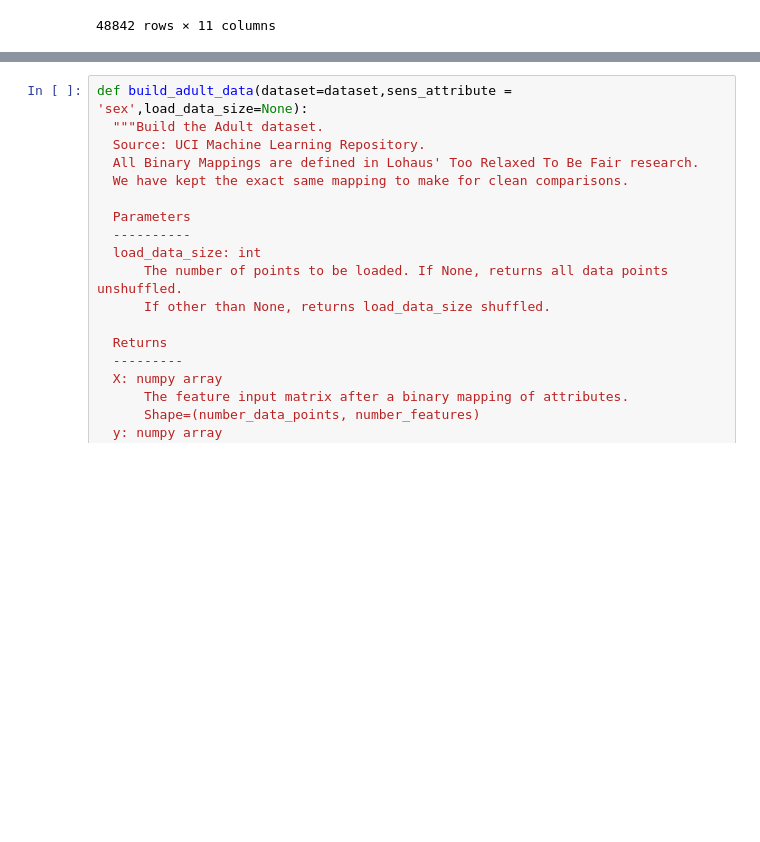
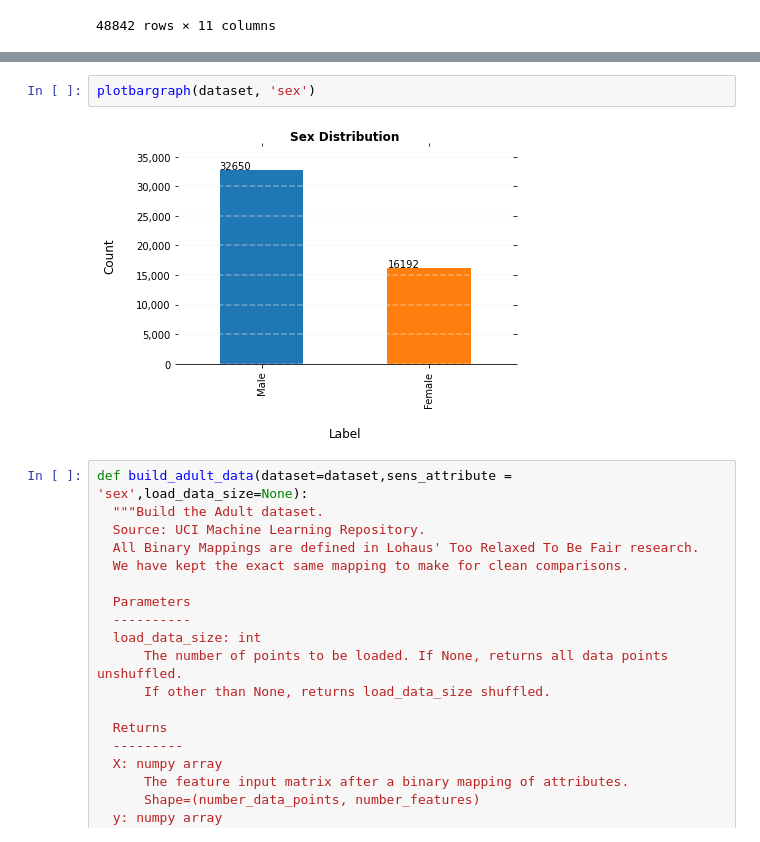
Before and after one commit to itazap/MIE424-FinalProject, a Jupyter notebook: Copy_of_MIE424_Project.ipynb, the cells around one changed output, grey strips where cells are left out. Drawn from its saved outputs; the diff is of its cells as text; blank space fills up the shorter version.

```diff
--- a/Copy_of_MIE424_Project.ipynb
+++ b/Copy_of_MIE424_Project.ipynb
@@ -42,3 +86,7 @@ dataset
+# %%
+plotbargraph(dataset, 'sex')
+# %% [output]
+[figure, added]
 # %%
 def build_adult_data(dataset=dataset,sens_attribute = 'sex',load_data_size=None):
   """Build the Adult dataset.
```
Also changed, not shown: parts of 21 cells of this notebook.
